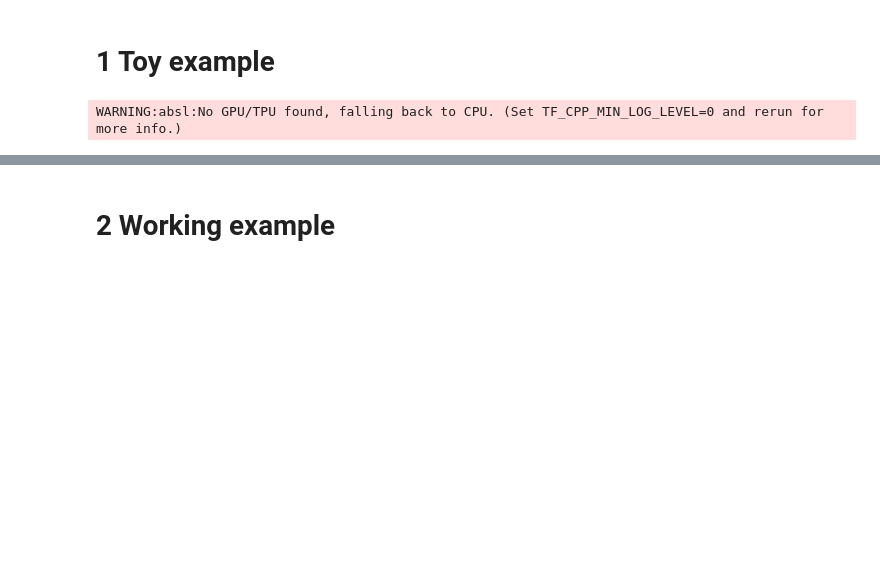
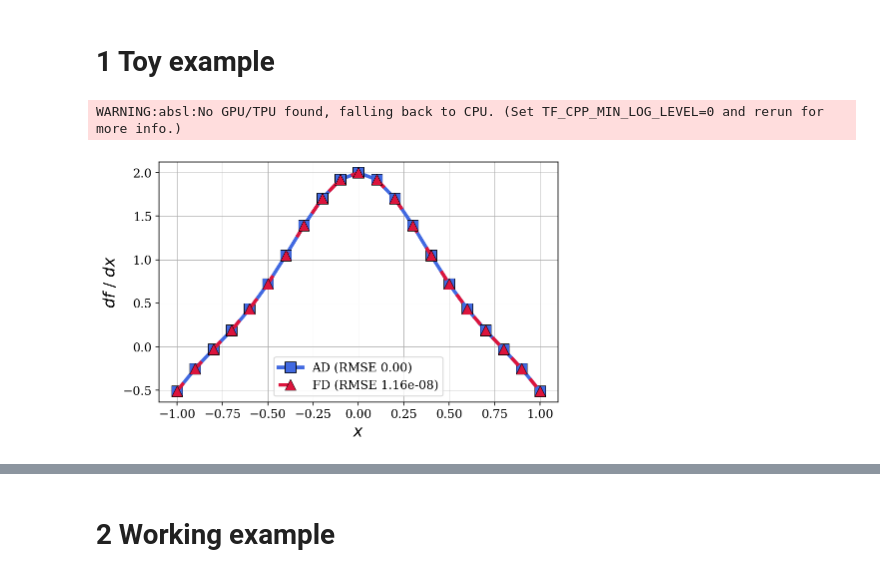
Before and after one commit to akapet00/ipd-autodiff, a Jupyter notebook: main.ipynb, the cells around one changed output, grey strips where cells are left out. Cells and saved outputs as stored; diff of their text form; code cells hidden in the pictures; blank space fills up the shorter version.

```diff
--- a/main.ipynb
+++ b/main.ipynb
@@ -90,2 +55,17 @@ cd_rmse = np.sqrt(np.mean((ddy - ddy_cd) ** 2))
 # %% [output]
 WARNING:absl:No GPU/TPU found, falling back to CPU. (Set TF_CPP_MIN_LOG_LEVEL=0 and rerun for more info.)
+# %%
+fig_config(scaler=1.5)
+fig = plt.figure()
+ax = fig.add_subplot(111)
+ax.plot(x, dy_ad, 's-', color='royalblue',
+        label=f'AD (RMSE {dy_ad_rmse:.2f})')
+ax.plot(x, dy_fd, '^--', dashes=(3, 5), color='crimson',
+        label=f'FD (RMSE {dy_fd_rmse:.2e})')
+ax.set_xlabel(r'$x$')
+ax.set_ylabel(r'$df$ / $dx$')
+ax.legend()
+ax.grid()
+plt.show()
+# %% [output]
+[figure, added]
```
Also changed, not shown: parts of 23 cells of this notebook, 4 other files.
